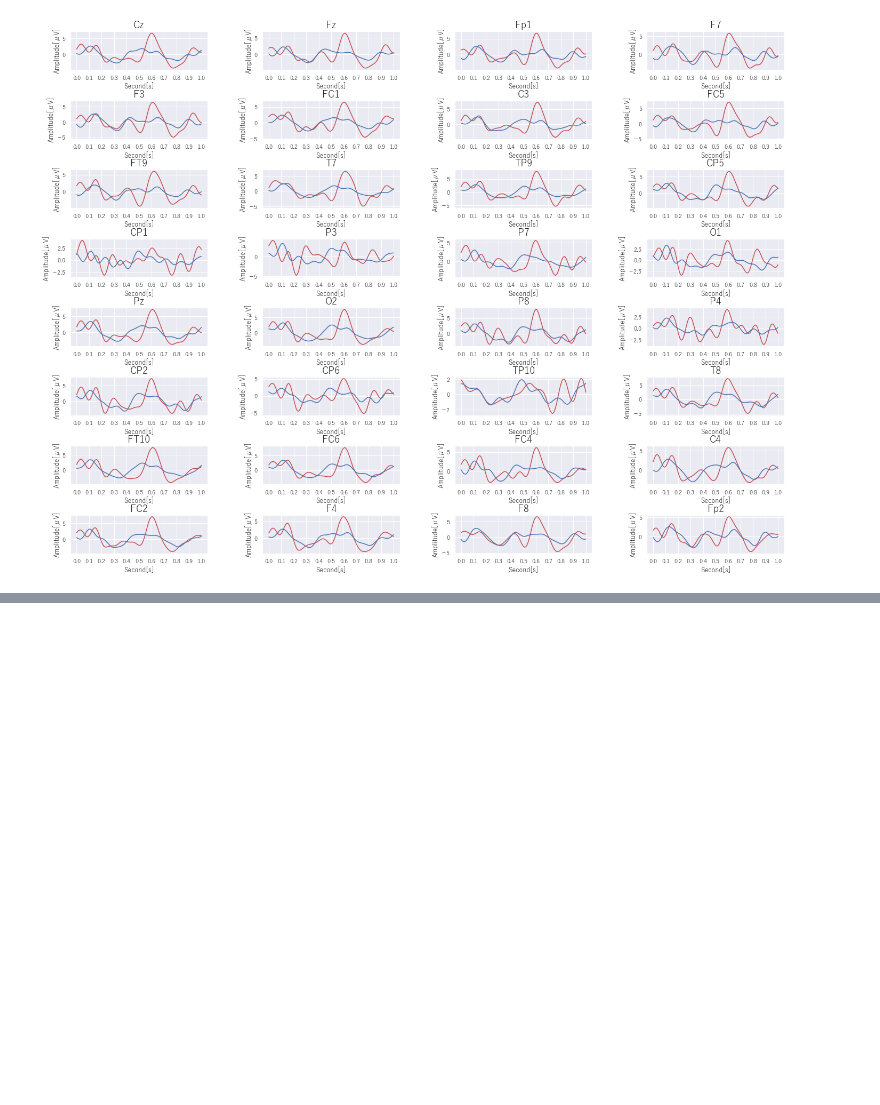
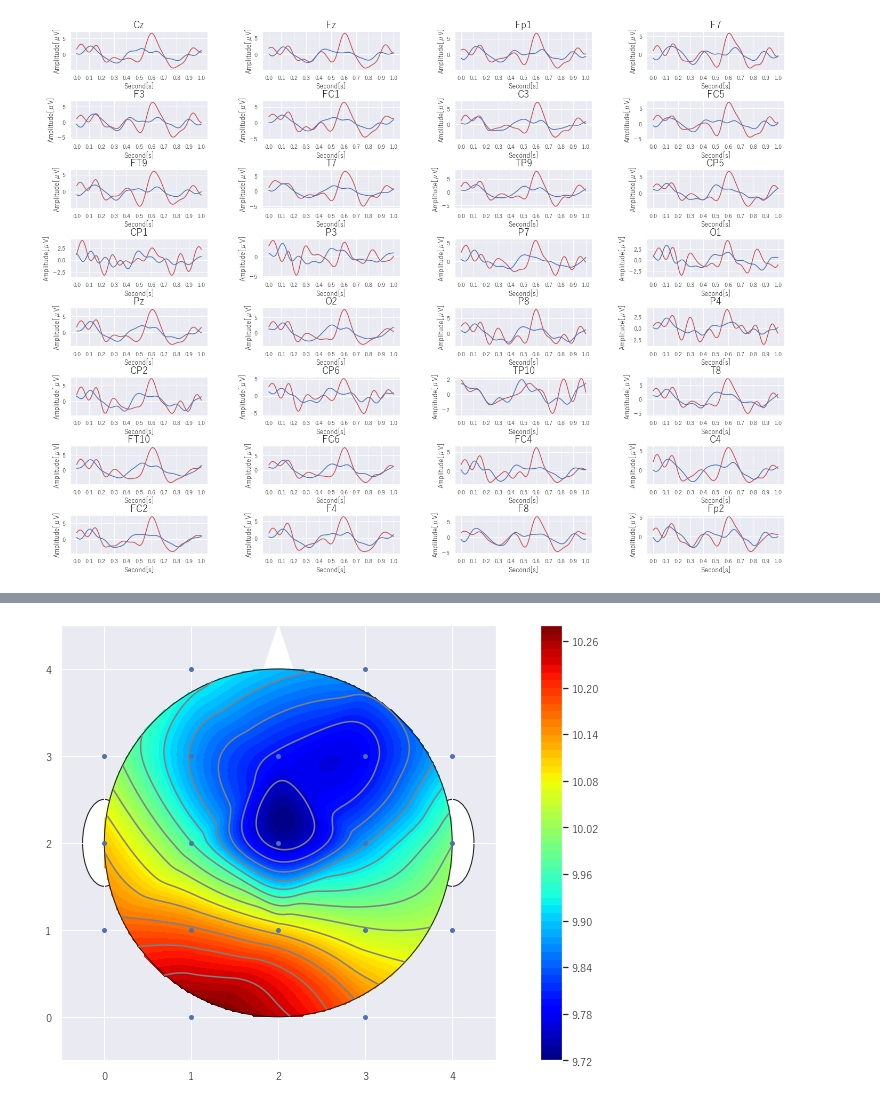
Before and after one commit to nekketsu2010/BSA_Lab, a Jupyter notebook: sekiguchi_p300/P300.ipynb, the cells around one changed output, grey strips where cells are left out. Cells and saved outputs as stored; diff of their text form; code cells hidden in the pictures; blank space fills up the shorter version.

```diff
--- a/sekiguchi_p300/P300.ipynb
+++ b/sekiguchi_p300/P300.ipynb
@@ -295,0 +352,87 @@ preprocess(T)
+# %%
+from __future__ import print_function
+from __future__ import division
+from __future__ import absolute_import
+
+import scipy.interpolate
+import numpy
+import matplotlib
+import matplotlib.pyplot as plt
+
+# close old plots
+plt.close("all")
+
+# some parameters
+N = 300             # number of points for interpolation
+xy_center = [2,2]   # center of the plot
+radius = 2          # radius
+
+# mostly original code
+meanR = [9.95184937,   9.87947708,   9.87628496,   9.78414422,
+         9.79365258,   9.96168969,   9.87537519,   9.74536093,
+        10.16686878,  10.04425475,  10.10444126,  10.2917172 ,
+        10.16745917,  10.0235203 ,   9.89914   ,  10.11263505,
+         9.99756449,  10.17861254,  10.04704248]
+
+koord = [[1,4],[3,4],[1,3],[3,3],[2,3],[1,2],[3,2],[2,2],[1,1],[3,1],[2,1],[1,0],[3,0],[0,3],[4,3],[0,2],[4,2],[0,1],[4,1]]
+
+x,y = [],[]
+for i in koord:
+    x.append(i[0])
+    y.append(i[1])
+
+z = meanR
+
+xi = numpy.linspace(-2, 6, N)
+yi = numpy.linspace(-2, 6, N)
+zi = scipy.interpolate.griddata((x, y), z, (xi[None,:], yi[:,None]), method='cubic')
+
+# set points > radius to not-a-number. They will not be plotted.
+# the dr/2 makes the edges a bit smoother
+dr = xi[1] - xi[0]
+for i in range(N):
+    for j in range(N):
+        r = numpy.sqrt((xi[i] - xy_center[0])**2 + (yi[j] - xy_center[1])**2)
+        if (r - dr/2) > radius:
+            zi[j,i] = "nan"
+
+# make figure
+fig = plt.figure(figsize=(16, 8))
+
+# set aspect = 1 to make it a circle
+ax = fig.add_subplot(111, aspect = 1)
+
+# use different number of levels for the fill and the lines
+CS = ax.contourf(xi, yi, zi, 60, cmap = plt.cm.jet, zorder = 1)
+ax.contour(xi, yi, zi, 15, colors = "grey", zorder = 2)
+
+# make a color bar
+cbar = fig.colorbar(CS, ax=ax)
+
+# add the data points
+# I guess there are no data points outside the head...
+ax.scatter(x, y, marker = 'o', c = 'b', s = 15, zorder = 3)
+
+# draw a circle
+# change the linewidth to hide the
+circle = matplotlib.patches.Circle(xy = xy_center, radius = radius, edgecolor = "k", facecolor = "none")
+ax.add_patch(circle)
+
+# Add some body parts. Hide unwanted parts by setting the zorder low
+# add two ears
+circle = matplotlib.patches.Ellipse(xy = [0,2], width = 0.5, height = 1.0, angle = 0, edgecolor = "k", facecolor = "w", zorder = 0)
+ax.add_patch(circle)
+circle = matplotlib.patches.Ellipse(xy = [4,2], width = 0.5, height = 1.0, angle = 0, edgecolor = "k", facecolor = "w", zorder = 0)
+ax.add_patch(circle)
+# add a nose
+xy = [[1.5,3], [2,4.5],[2.5,3]]
+polygon = matplotlib.patches.Polygon(xy = xy, facecolor = "w", zorder = 0)
+ax.add_patch(polygon)
+
+# set axes limits
+ax.set_xlim(-0.5, 4.5)
+ax.set_ylim(-0.5, 4.5)
+
+plt.show()
+# %% [output]
+[figure, added]
```
Also changed, not shown: parts of 7 cells of this notebook, 3 other files.
